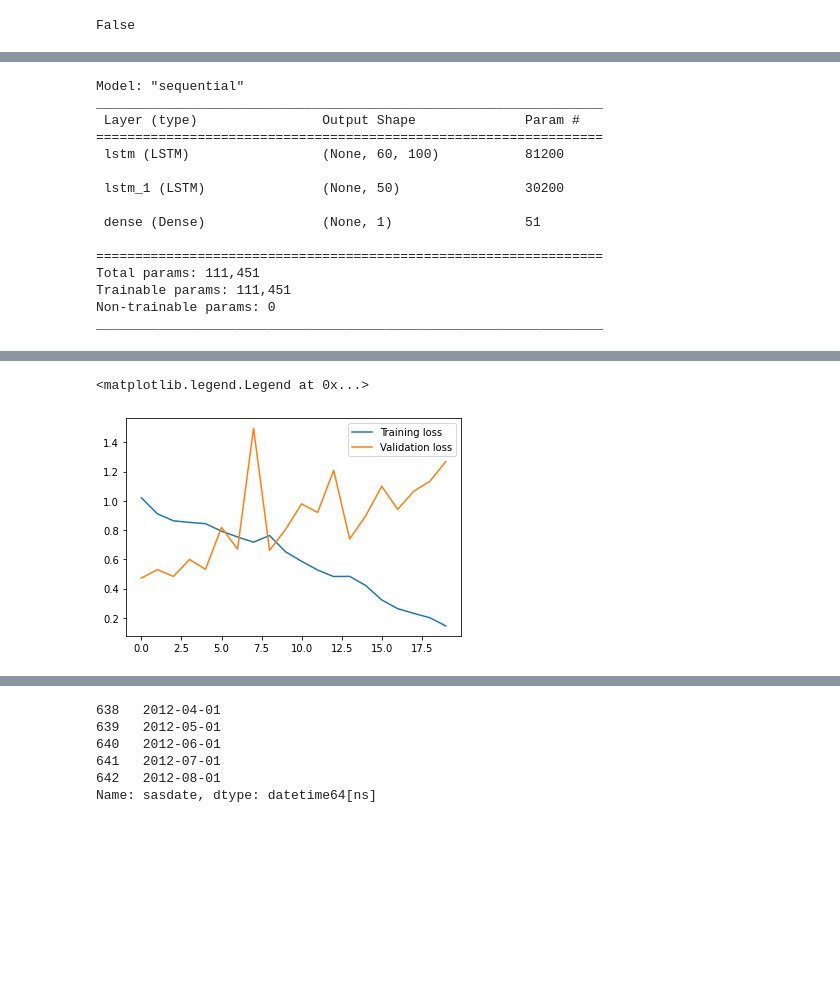
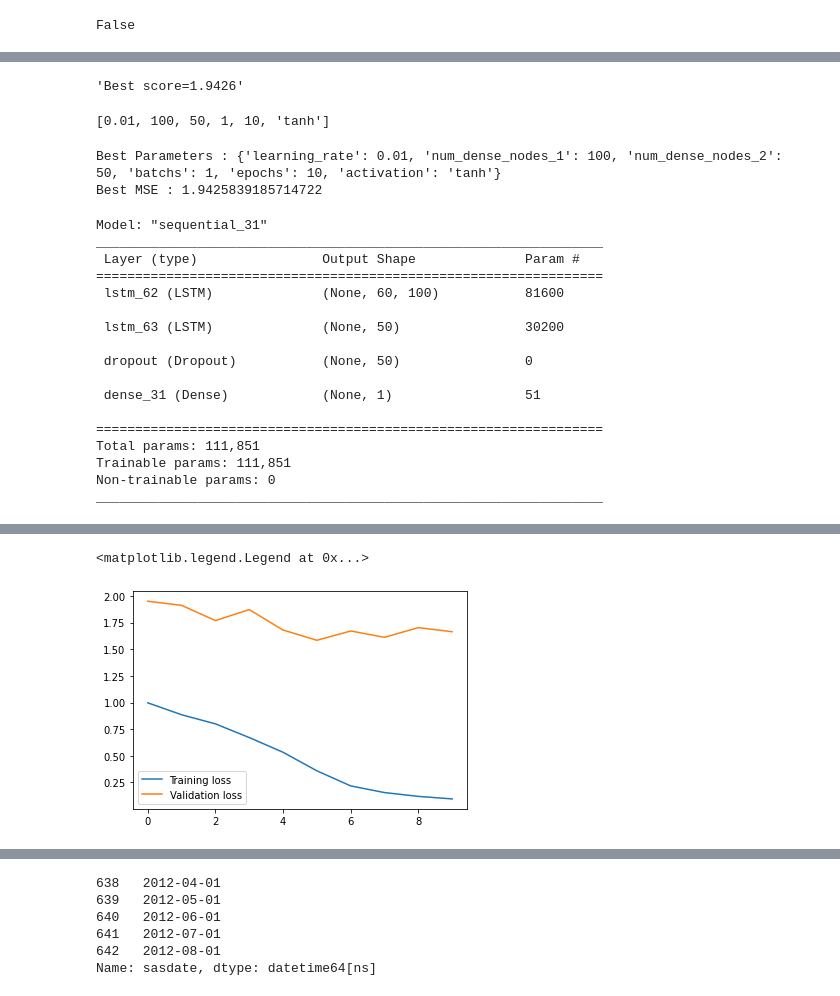
Before and after one commit to caiobaptistaa/Econometria-4_PUC-Rio, a Jupyter notebook: LSTM_Recurrent_Neural_Net.ipynb, the cells around one changed output, grey strips where cells are left out. Saved outputs shown, nothing was run; the diff lists cells and outputs as text; code cells hidden in the pictures; blank space fills up the shorter version.

```diff
--- a/LSTM_Recurrent_Neural_Net.ipynb
+++ b/LSTM_Recurrent_Neural_Net.ipynb
@@ -243,0 +388,9 @@ from keras.regularizers import L1L2
+# %%
+gp_ = gp_minimize(
+    objective, # the objective function to minimize
+    param_grid, # the hyperparameter space
+    x0=default_parameters, # the initial parameters to test
+    acq_func='EI', # the acquisition function
+    n_calls=30, # the number of subsequent evaluations of f(x)
+    random_state=0,
+)
@@ -244,32 +415,58 @@ from keras.regularizers import L1L2
+# %%
+"Best score=%.4f" % gp_.fun
+# %% [output]
+'Best score=1.9426'
+# %%
+gp_.x
+# %% [output]
+[0.01, 100, 50, 1, 10, 'tanh']
+# %%
+best_params = dict(list(zip(["learning_rate", "num_dense_nodes_1", "num_dense_nodes_2", "batchs", "epochs",
+                             "activation"], gp_.x)))
+
+print("Best Parameters : {}".format(best_params))
+print("Best MSE : {}".format(gp_.fun))
+# %% [output]
+Best Parameters : {'learning_rate': 0.01, 'num_dense_nodes_1': 100, 'num_dense_nodes_2': 50, 'batchs': 1, 'epochs': 10, 'activation': 'tanh'}
+Best MSE : 1.9425839185714722
+# %%
+best_lr = best_params.get("learning_rate")
+best_dense_nodes_1 = best_params.get("num_dense_nodes_1")
+best_dense_nodes_2 = best_params.get("num_dense_nodes_2")
+best_batchs = best_params.get("batchs")
+best_epochs = best_params.get("epochs")
+best_activ = best_params.get("activation")
 # %%
 model = Sequential()
-model.add(LSTM(100, activation = "relu", input_shape=(trainX.shape[1], trainX.shape[2]), return_sequences=True))
-model.add(LSTM(50, activation = "relu", return_sequences= False))
-#model.add(Dropout(0.1))
+model.add(LSTM(best_dense_nodes_1, activation = best_activ, input_shape=(trainX.shape[1], trainX.shape[2]), return_sequences=True))
+model.add(LSTM(best_dense_nodes_2, activation = best_activ, return_sequences= False))
+model.add(Dropout(0.1))
 model.add(Dense(trainY.shape[1]))
 
-opt = keras.optimizers.Adam(learning_rate=0.01)
+opt = keras.optimizers.Adam(learning_rate=best_lr)
 model.compile(optimizer="Adam", loss='mse')
 model.summary()
 # %% [output]
-Model: "sequential"
+Model: "sequential_31"
 _________________________________________________________________
  Layer (type)                Output Shape              Param #
 =================================================================
- lstm (LSTM)                 (None, 60, 100)           81200
+ lstm_62 (LSTM)              (None, 60, 100)           81600
 
- lstm_1 (LSTM)               (None, 50)                30200
+ lstm_63 (LSTM)              (None, 50)                30200
 
- dense (Dense)               (None, 1)                 51
+ dropout (Dropout)           (None, 50)                0
+
+ dense_31 (Dense)            (None, 1)                 51
 
 =================================================================
-Total params: 111,451
-Trainable params: 111,451
+Total params: 111,851
+Trainable params: 111,851
 Non-trainable params: 0
 _________________________________________________________________
 # %%
 # fit the model
-history = model.fit(trainX, trainY, epochs=20, batch_size=10, validation_split=0.1, verbose=1)
+history = model.fit(trainX, trainY, epochs=best_epochs, batch_size=best_batchs, validation_split=0.1, verbose=1)
 
 plt.plot(history.history['loss'], label='Training loss')
 plt.plot(history.history['val_loss'], label='Validation loss')
@@ -295,5 +495,5 @@ Epoch 20/20
 <matplotlib.legend.Legend at 0x...>
-[figure, old version]
+[figure, new version]
 # %%
 forecast_train = model.predict(trainX)
 # %%
```
Also changed, not shown: parts of 55 cells of this notebook.
